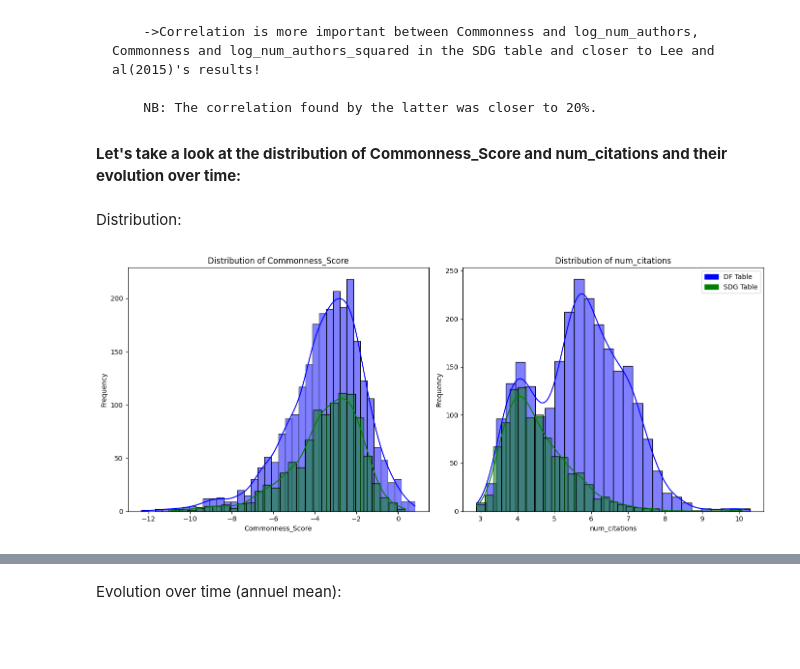
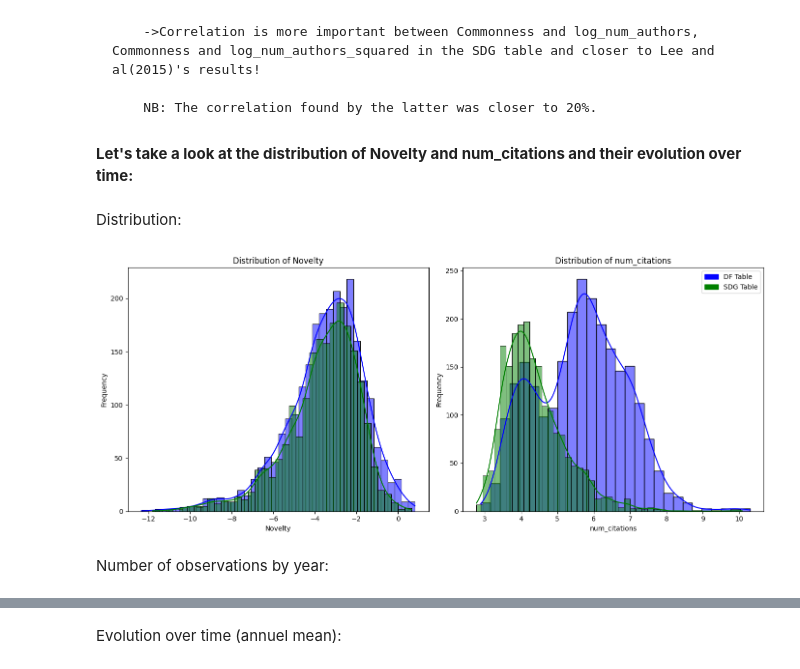
Before and after one commit to valentinb67/Master-s-thesis-2-A-scientometric-approach-to-determine-the-effect-of-group-size-on-novelty, a Jupyter notebook: Basic stats.ipynb, the cells around one changed output, grey strips where cells are left out. Saved outputs shown, nothing was run; the diff lists cells and outputs as text; code cells hidden in the pictures; blank space fills up the shorter version.

```diff
--- a/Basic stats.ipynb
+++ b/Basic stats.ipynb
@@ -8,8 +9,7 @@ import statsmodels.api as sm
 # %%
 DF = pd.read_csv('DF')
 DF_SDG = pd.read_csv('DF_SDG_Lee')
-DF_ML = pd.read_csv('DF_MachineLearning_Lee')
-DF_SDG_ML = pd.concat([DF_SDG, DF_ML], ignore_index=True)
+DF_SDG2 = pd.read_csv('DF_SDG2')
 # %%
 unique_types_DF = DF['type'].unique()
 unique_types_DF_SDG = DF_SDG['type'].unique()
@@ -32,6 +32,10 @@ DF_SDG['log_num_authors_squared_SDG'] = DF_SDG['log_num_authors_SDG']**2
 #Metric of citation
 DF['log_num_citations'] = np.log(DF['num_citations'] + 1)
 DF_SDG['log_num_citations_SDG'] = np.log(DF_SDG['num_citations'] + 1)
+# %%
+DF_SDG2['log_num_citations_SDG'] = np.log(DF_SDG2['num_citations'] + 1)
+DF_SDG = pd.concat([DF_SDG, DF_SDG2], ignore_index=True)
+DF_SDG = DF_SDG.drop_duplicates()
 # %% [markdown]
 **Descriptive statistics:**
 # %%
@@ -93,32 +97,34 @@ DF_SDG.corr()
 
         NB: The correlation found by the latter was closer to 20%.
 # %% [markdown]
-**Let's take a look at the distribution of Commonness_Score and num_citations and their evolution over time:**
+**Let's take a look at the distribution of Novelty and num_citations and their evolution over time:**
 # %% [markdown]
 Distribution:
 # %%
 plt.figure(figsize=(14, 6))
 
 plt.subplot(1, 2, 1)
-sns.histplot(DF['Commonness_Score'], kde=True, color='blue')
-sns.histplot(DF_SDG['Commonness_Score'], kde=True, color='green')
-plt.xlabel('Commonness_Score')
+sns.histplot(DF['Novelty'], kde=True, color='blue')
+sns.histplot(DF_SDG['Novelty'], kde=True, color='green')
+plt.xlabel('Novelty')
 plt.ylabel('Frequency')
-plt.title('Distribution of Commonness_Score')
+plt.title('Distribution of Novelty')
 
 plt.subplot(1, 2, 2)
 sns.histplot(DF['log_num_citations'], kde=True, color='blue')
 sns.histplot(DF_SDG['log_num_citations_SDG'], kde=True, color='green')
 plt.xlabel('num_citations')
 plt.ylabel('Frequency')
 plt.title('Distribution of num_citations')
 
 blue_patch = mpatches.Patch(color='blue', label='DF Table')
 green_patch = mpatches.Patch(color='green', label='SDG Table')
 
 plt.legend(handles=[blue_patch, green_patch], loc='upper right')
 
 plt.tight_layout()
 plt.show()
 # %% [output]
-[figure, old version]
+[figure, new version]
+# %% [markdown]
+Number of observations by year:
```
Also changed, not shown: parts of 29 cells of this notebook, 5 other files.
